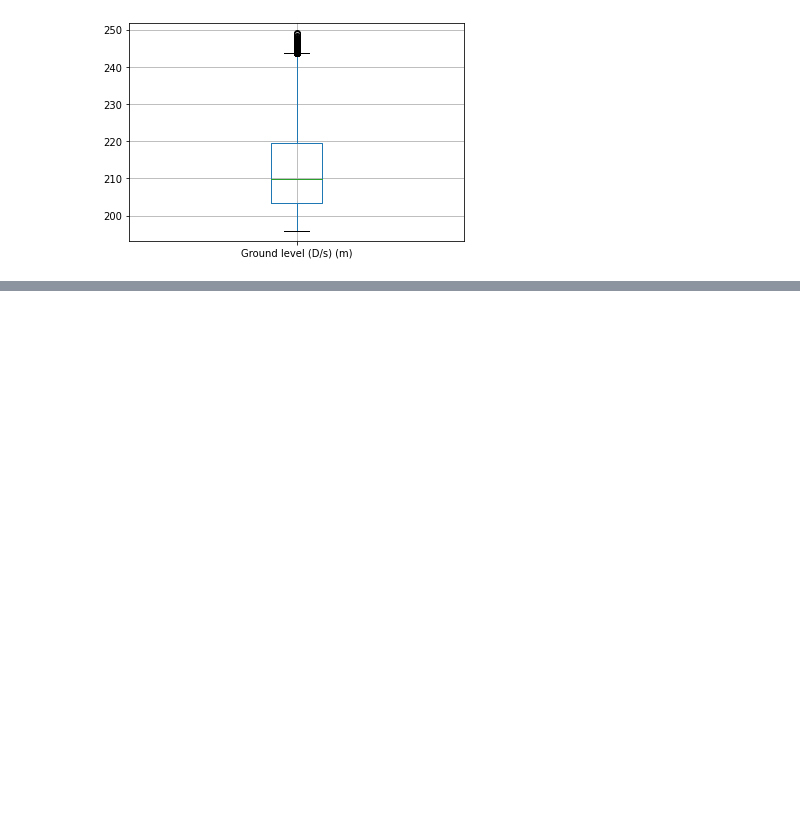
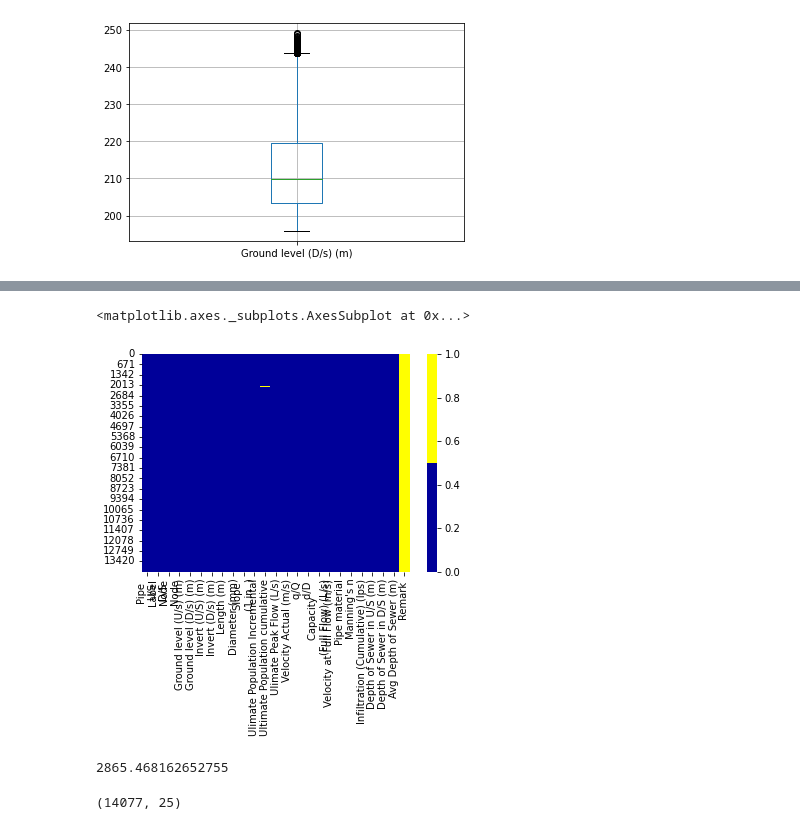
Before and after one commit to Bhavin52/ML_Application, a Jupyter notebook: sewer_network_EDA.ipynb, the cells around one changed output, grey strips where cells are left out. Drawn from its saved outputs; the diff is of its cells as text; code cells hidden in the pictures; blank space fills up the shorter version.

```diff
--- a/sewer_network_EDA.ipynb
+++ b/sewer_network_EDA.ipynb
@@ -89,0 +101,18 @@ data.boxplot(column=['Ground level (D/s) (m)'])
+# %%
+import seaborn as sns
+cols = data1.columns
+colours = ['#000099', '#ffff00']
+sns.heatmap(data1[cols].isnull(),
+            cmap=sns.color_palette(colours))
+# %% [output]
+<matplotlib.axes._subplots.AxesSubplot at 0x...>
+[figure, added]
+# %%
+mean = data1['Ultimate Population cumulative'].mean()
+print(mean)
+# %% [output]
+2865.468162652755
+# %%
+data.shape
+# %% [output]
+(14077, 25)
```
Also changed, not shown: parts of 3 cells of this notebook.
